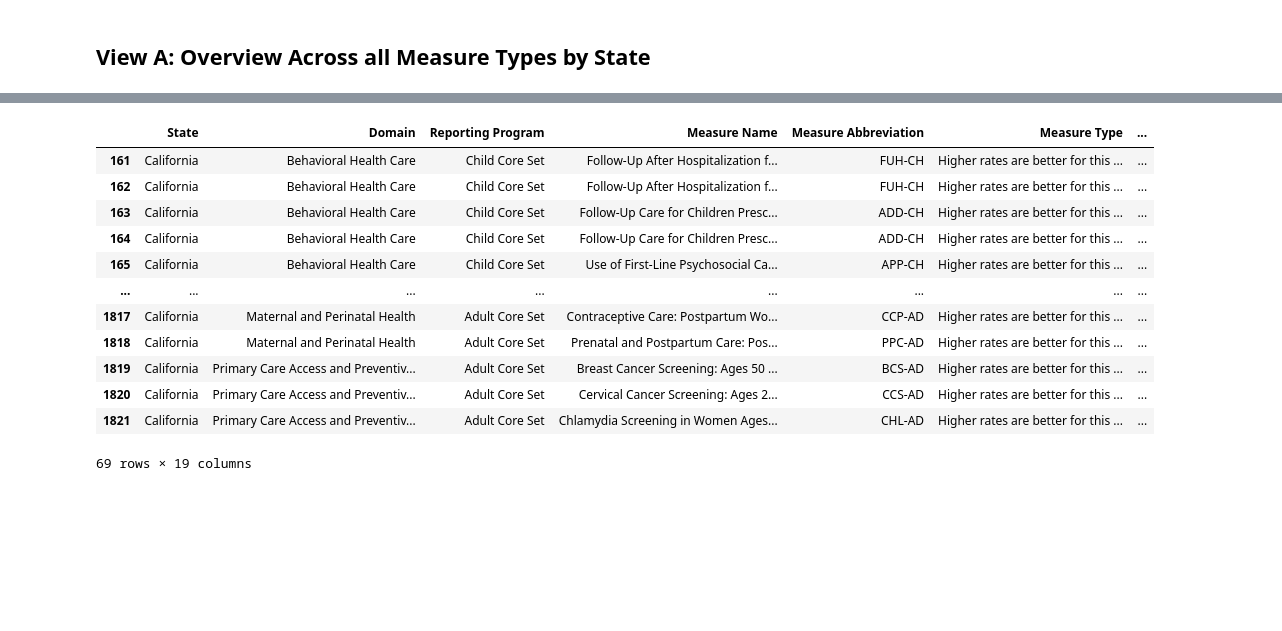
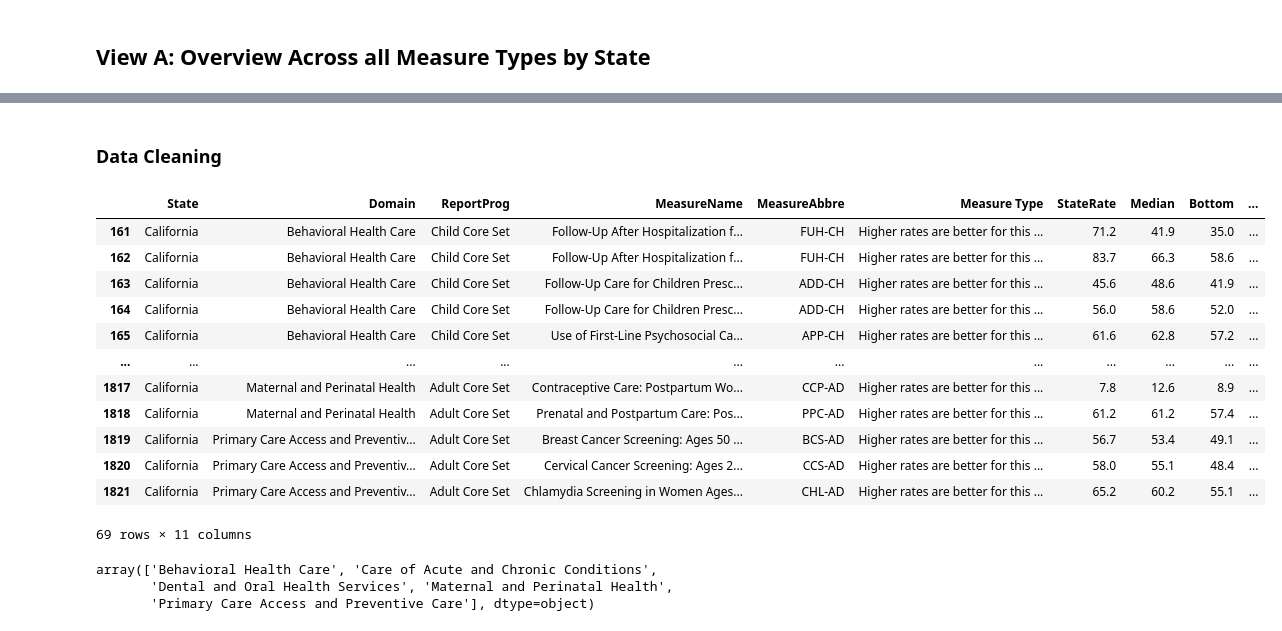
Before and after one commit to CORPUZ-2024/Medicaid_2019_Qual_Measure, a Jupyter notebook: 2019Medicaid.ipynb, the cells around one changed output, grey strips where cells are left out. Cells and saved outputs as stored; diff of their text form; code cells hidden in the pictures; blank space fills up the shorter version.

```diff
--- a/2019Medicaid.ipynb
+++ b/2019Medicaid.ipynb
@@ -239,17 +199,2 @@ behavioral
-# %%
-ca = medicaid[(medicaid.State == 'California')]
-ca
-# %% [output]
-|  | State | Domain | Reporting Program | Measure Name | Measure Abbreviation | Measure Type | ... |
-| 161 | California | Behavioral Health Care | Child Core Set | Follow-Up After Hospitalization f... | FUH-CH | Higher rates are better for this ... | ... |
-| 162 | California | Behavioral Health Care | Child Core Set | Follow-Up After Hospitalization f... | FUH-CH | Higher rates are better for this ... | ... |
-| 163 | California | Behavioral Health Care | Child Core Set | Follow-Up Care for Children Presc... | ADD-CH | Higher rates are better for this ... | ... |
-| 164 | California | Behavioral Health Care | Child Core Set | Follow-Up Care for Children Presc... | ADD-CH | Higher rates are better for this ... | ... |
-| 165 | California | Behavioral Health Care | Child Core Set | Use of First-Line Psychosocial Ca... | APP-CH | Higher rates are better for this ... | ... |
-| ... | ... | ... | ... | ... | ... | ... | ... |
-| 1817 | California | Maternal and Perinatal Health | Adult Core Set | Contraceptive Care: Postpartum Wo... | CCP-AD | Higher rates are better for this ... | ... |
-| 1818 | California | Maternal and Perinatal Health | Adult Core Set | Prenatal and Postpartum Care: Pos... | PPC-AD | Higher rates are better for this ... | ... |
-| 1819 | California | Primary Care Access and Preventiv... | Adult Core Set | Breast Cancer Screening: Ages 50 ... | BCS-AD | Higher rates are better for this ... | ... |
-| 1820 | California | Primary Care Access and Preventiv... | Adult Core Set | Cervical Cancer Screening: Ages 2... | CCS-AD | Higher rates are better for this ... | ... |
-| 1821 | California | Primary Care Access and Preventiv... | Adult Core Set | Chlamydia Screening in Women Ages... | CHL-AD | Higher rates are better for this ... | ... |
-69 rows × 19 columns
+# %% [markdown]
+### Data Cleaning
@@ -255,0 +203,39 @@ ca
+# %%
+##Drop cols we do not need
+viz_set= medicaid.drop(['Rate Definition',
+                        'FFY',
+                        'Population',
+                        'Methodology',
+                        'Number of States Reporting',
+                        'Notes',
+                        'Source',
+                        'State Specific Comments'
+                     ], axis=1)
+# %%
+##rename cols so it is easier to ref later
+# trikes_by_species = strikes_by_species.rename(columns={'count': 'num_incidents', 'sum': 'num_incidents_with_damage', 'mean': 'pct_incidents_with_damage'})
+viz_set = viz_set.rename(columns={
+    'Reporting Program': 'ReportProg',
+    'Measure Name': 'MeasureName',
+    'Measure Abbreviation': 'MeasureAbbre',
+    'State Rate': 'StateRate',
+    'Bottom Quartile': 'Bottom',
+    'Top Quartile': 'Top'
+   })
+# %%
+CA = viz_set[(viz_set.State == 'California')]
+CA
+# %% [output]
+|  | State | Domain | ReportProg | MeasureName | MeasureAbbre | Measure Type | StateRate | Median | Bottom | ... |
+| 161 | California | Behavioral Health Care | Child Core Set | Follow-Up After Hospitalization f... | FUH-CH | Higher rates are better for this ... | 71.2 | 41.9 | 35.0 | ... |
+| 162 | California | Behavioral Health Care | Child Core Set | Follow-Up After Hospitalization f... | FUH-CH | Higher rates are better for this ... | 83.7 | 66.3 | 58.6 | ... |
+| 163 | California | Behavioral Health Care | Child Core Set | Follow-Up Care for Children Presc... | ADD-CH | Higher rates are better for this ... | 45.6 | 48.6 | 41.9 | ... |
+| 164 | California | Behavioral Health Care | Child Core Set | Follow-Up Care for Children Presc... | ADD-CH | Higher rates are better for this ... | 56.0 | 58.6 | 52.0 | ... |
+| 165 | California | Behavioral Health Care | Child Core Set | Use of First-Line Psychosocial Ca... | APP-CH | Higher rates are better for this ... | 61.6 | 62.8 | 57.2 | ... |
+| ... | ... | ... | ... | ... | ... | ... | ... | ... | ... | ... |
+| 1817 | California | Maternal and Perinatal Health | Adult Core Set | Contraceptive Care: Postpartum Wo... | CCP-AD | Higher rates are better for this ... | 7.8 | 12.6 | 8.9 | ... |
+| 1818 | California | Maternal and Perinatal Health | Adult Core Set | Prenatal and Postpartum Care: Pos... | PPC-AD | Higher rates are better for this ... | 61.2 | 61.2 | 57.4 | ... |
+| 1819 | California | Primary Care Access and Preventiv... | Adult Core Set | Breast Cancer Screening: Ages 50 ... | BCS-AD | Higher rates are better for this ... | 56.7 | 53.4 | 49.1 | ... |
+| 1820 | California | Primary Care Access and Preventiv... | Adult Core Set | Cervical Cancer Screening: Ages 2... | CCS-AD | Higher rates are better for this ... | 58.0 | 55.1 | 48.4 | ... |
+| 1821 | California | Primary Care Access and Preventiv... | Adult Core Set | Chlamydia Screening in Women Ages... | CHL-AD | Higher rates are better for this ... | 65.2 | 60.2 | 55.1 | ... |
+69 rows × 11 columns
@@ -255,0 +245,6 @@ ca
+# %%
+CA['Domain'].unique()
+# %% [output]
+array(['Behavioral Health Care', 'Care of Acute and Chronic Conditions',
+       'Dental and Oral Health Services', 'Maternal and Perinatal Health',
+       'Primary Care Access and Preventive Care'], dtype=object)
```
Also changed, not shown: parts of 25 cells of this notebook.
